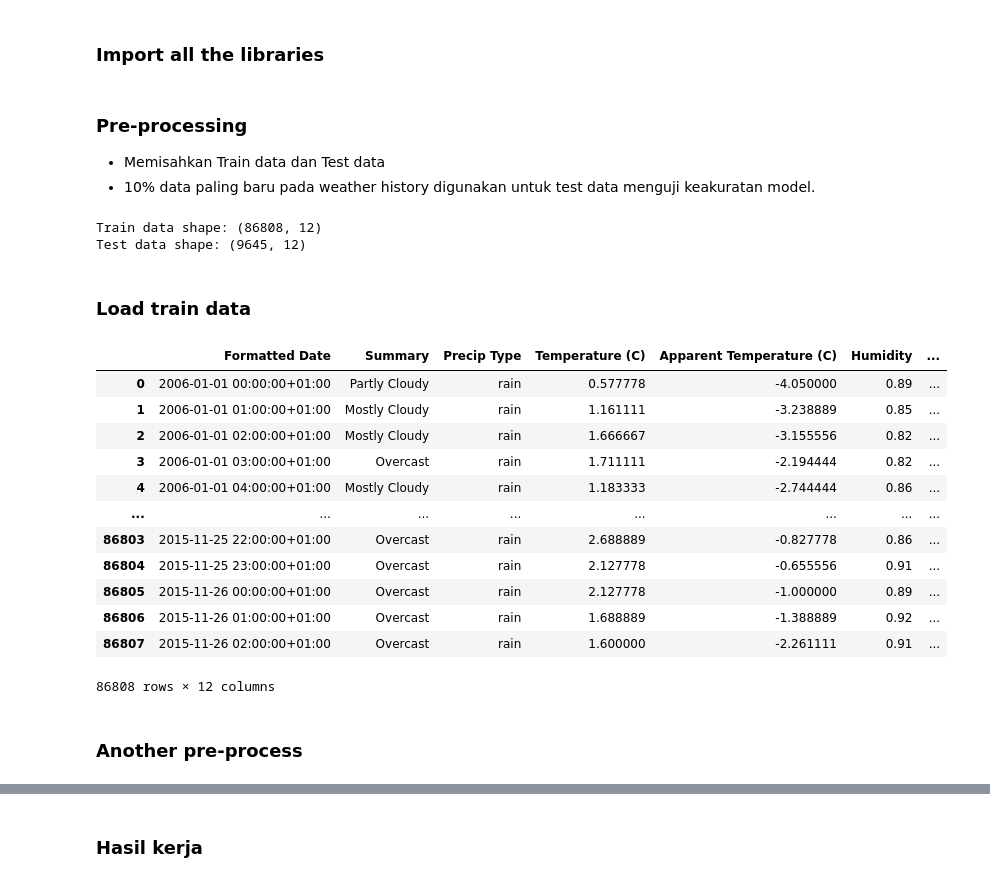
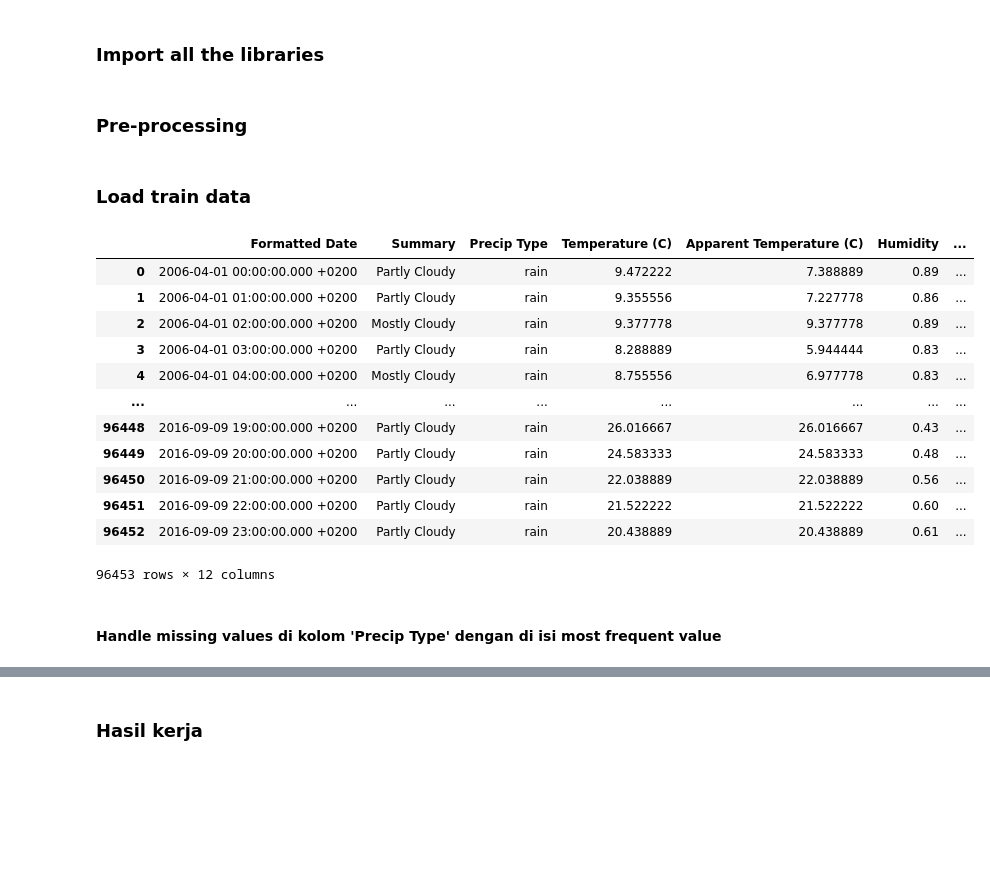
Before and after one commit to Brightlyviryaa/weather_prediction_regression_model, a Jupyter notebook: UTS2024_IF540L_E_Kelompok_4.ipynb, the cells around one changed output, grey strips where cells are left out. Saved outputs shown, nothing was run; the diff lists cells and outputs as text; code cells hidden in the pictures; blank space fills up the shorter version.

Commit message:
pre processing fix

```diff
--- a/UTS2024_IF540L_E_Kelompok_4.ipynb
+++ b/UTS2024_IF540L_E_Kelompok_4.ipynb
@@ -53,61 +53,25 @@ from sklearn.preprocessing import LabelEncoder, StandardScaler
 from sklearn.impute import SimpleImputer
 # %% [markdown]
 ### Pre-processing
-* Memisahkan Train data dan Test data
-* 10% data paling baru pada weather history digunakan untuk test data menguji keakuratan model.
-# %%
-import pandas as pd
-from sklearn.model_selection import train_test_split
-from sklearn.preprocessing import LabelEncoder, StandardScaler
-from sklearn.impute import SimpleImputer
-
-# Load the dataset
-file_path = 'weatherHistory.csv'
-df = pd.read_csv(file_path)
-
-# Convert 'Formatted Date' to datetime
-df['Formatted Date'] = pd.to_datetime(df['Formatted Date'])
-
-# Sort data by 'Formatted Date' to ensure it's in chronological order
-df = df.sort_values(by='Formatted Date')
-
-# Set 10% of the latest data as test data
-test_size = 0.1
-n_test = int(len(df) * test_size)
-
-# Split the data into train and test sets
-train_data = df.iloc[:-n_test]
-test_data = df.iloc[-n_test:]
-
-# Check the shape of train and test sets
-print(f"Train data shape: {train_data.shape}")
-print(f"Test data shape: {test_data.shape}")
-
-# Save the train and test data to separate CSV files
-train_data.to_csv('train_data.csv', index=False)
-test_data.to_csv('test_data.csv', index=False)
-# %% [output]
-Train data shape: (86808, 12)
-Test data shape: (9645, 12)
 # %% [markdown]
 ### Load train data
 # %%
-df = pd.read_csv('train_data.csv')
+df = pd.read_csv('WeatherHistory.csv')
 df
 # %% [output]
 |  | Formatted Date | Summary | Precip Type | Temperature (C) | Apparent Temperature (C) | Humidity | ... |
-| 0 | 2006-01-01 00:00:00+01:00 | Partly Cloudy | rain | 0.577778 | -4.050000 | 0.89 | ... |
-| 1 | 2006-01-01 01:00:00+01:00 | Mostly Cloudy | rain | 1.161111 | -3.238889 | 0.85 | ... |
-| 2 | 2006-01-01 02:00:00+01:00 | Mostly Cloudy | rain | 1.666667 | -3.155556 | 0.82 | ... |
-| 3 | 2006-01-01 03:00:00+01:00 | Overcast | rain | 1.711111 | -2.194444 | 0.82 | ... |
-| 4 | 2006-01-01 04:00:00+01:00 | Mostly Cloudy | rain | 1.183333 | -2.744444 | 0.86 | ... |
+| 0 | 2006-04-01 00:00:00.000 +0200 | Partly Cloudy | rain | 9.472222 | 7.388889 | 0.89 | ... |
+| 1 | 2006-04-01 01:00:00.000 +0200 | Partly Cloudy | rain | 9.355556 | 7.227778 | 0.86 | ... |
+| 2 | 2006-04-01 02:00:00.000 +0200 | Mostly Cloudy | rain | 9.377778 | 9.377778 | 0.89 | ... |
+| 3 | 2006-04-01 03:00:00.000 +0200 | Partly Cloudy | rain | 8.288889 | 5.944444 | 0.83 | ... |
+| 4 | 2006-04-01 04:00:00.000 +0200 | Mostly Cloudy | rain | 8.755556 | 6.977778 | 0.83 | ... |
 | ... | ... | ... | ... | ... | ... | ... | ... |
-| 86803 | 2015-11-25 22:00:00+01:00 | Overcast | rain | 2.688889 | -0.827778 | 0.86 | ... |
-| 86804 | 2015-11-25 23:00:00+01:00 | Overcast | rain | 2.127778 | -0.655556 | 0.91 | ... |
-| 86805 | 2015-11-26 00:00:00+01:00 | Overcast | rain | 2.127778 | -1.000000 | 0.89 | ... |
-| 86806 | 2015-11-26 01:00:00+01:00 | Overcast | rain | 1.688889 | -1.388889 | 0.92 | ... |
-| 86807 | 2015-11-26 02:00:00+01:00 | Overcast | rain | 1.600000 | -2.261111 | 0.91 | ... |
+| 96448 | 2016-09-09 19:00:00.000 +0200 | Partly Cloudy | rain | 26.016667 | 26.016667 | 0.43 | ... |
+| 96449 | 2016-09-09 20:00:00.000 +0200 | Partly Cloudy | rain | 24.583333 | 24.583333 | 0.48 | ... |
+| 96450 | 2016-09-09 21:00:00.000 +0200 | Partly Cloudy | rain | 22.038889 | 22.038889 | 0.56 | ... |
+| 96451 | 2016-09-09 22:00:00.000 +0200 | Partly Cloudy | rain | 21.522222 | 21.522222 | 0.60 | ... |
+| 96452 | 2016-09-09 23:00:00.000 +0200 | Partly Cloudy | rain | 20.438889 | 20.438889 | 0.61 | ... |
-86808 rows × 12 columns
+96453 rows × 12 columns
-# %% [markdown]
-### Another pre-process
+# %% [markdown]
+#### Handle missing values di kolom 'Precip Type' dengan di isi most frequent value
 # %%
```
Also changed, not shown: parts of 15 cells of this notebook, 2 other files.
